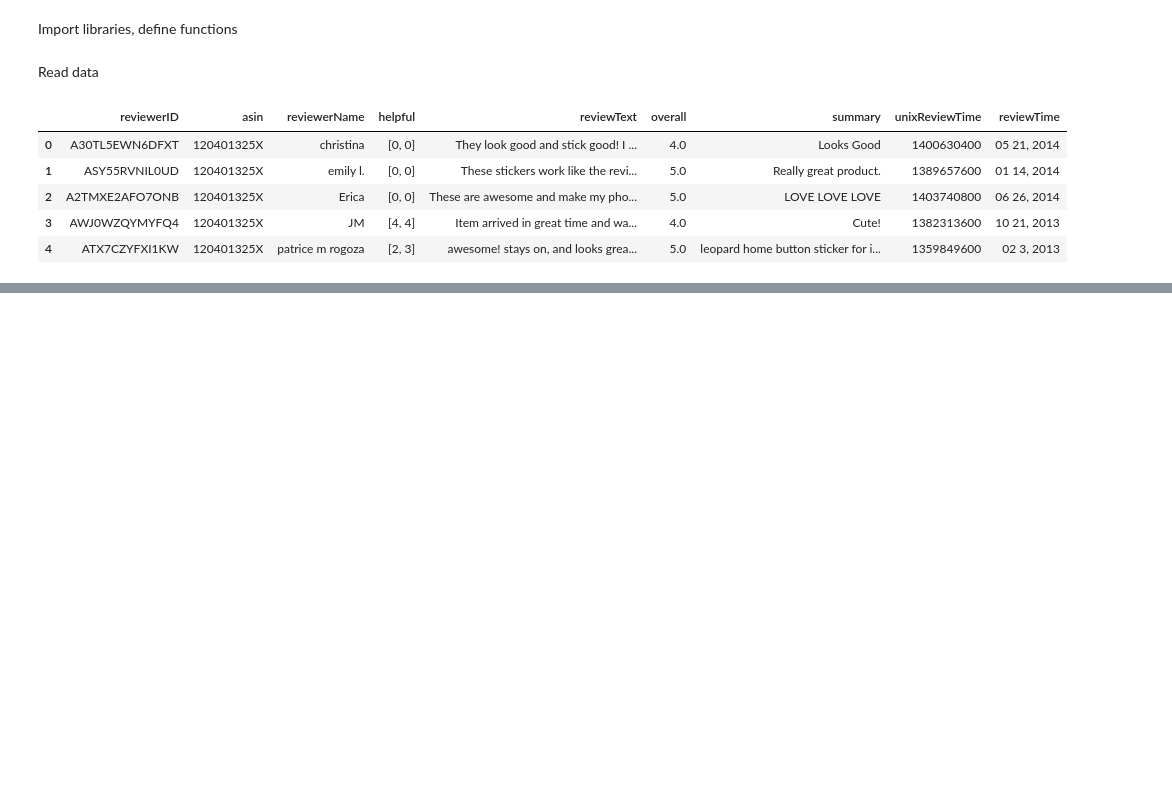
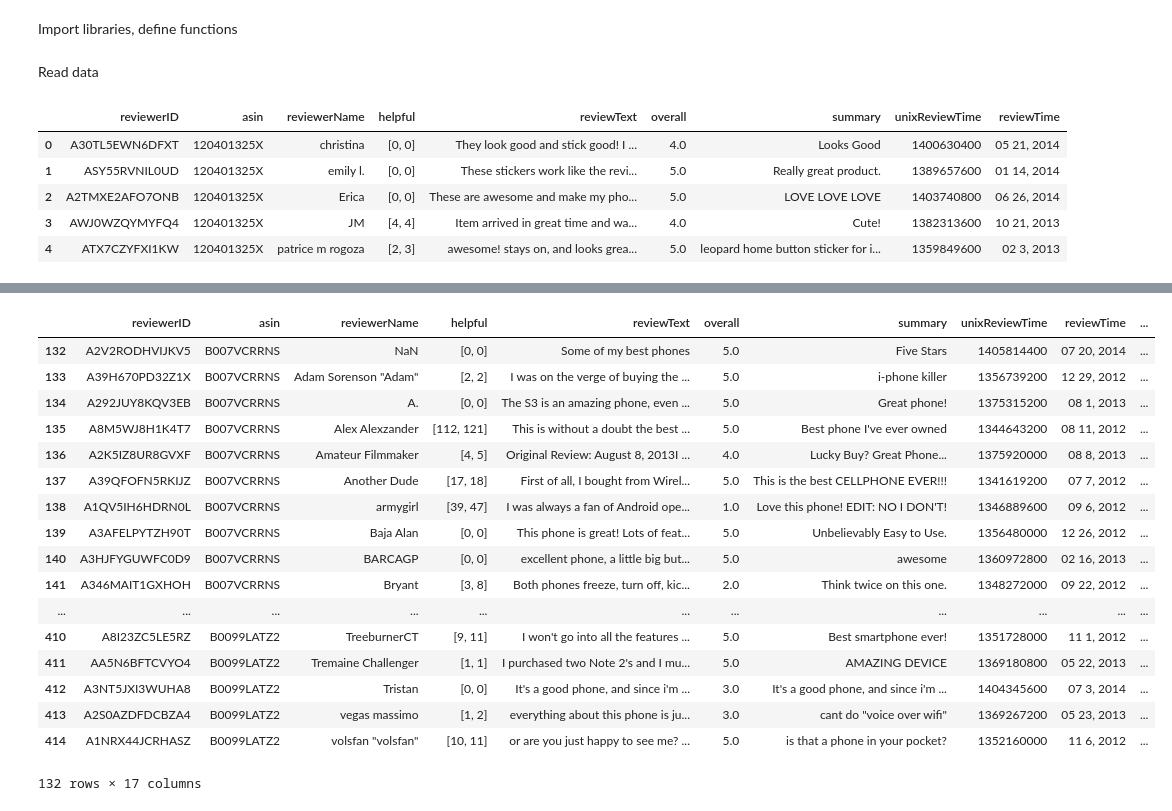
Before and after one commit to birupakhya/Topic-Modeling-of-Amazon-Reviews, a Jupyter notebook: Topic_Modeling_New.ipynb, the cells around one changed output, grey strips where cells are left out. Drawn from its saved outputs; the diff is of its cells as text; code cells hidden in the pictures; blank space fills up the shorter version.

Commit message:
merged metadata dataframe with reviews

```diff
--- a/Topic_Modeling_New.ipynb
+++ b/Topic_Modeling_New.ipynb
@@ -98,0 +81,2 @@ cat[:10]
+# %%
+cellphone_asins = asin_extractor('Cell Phones','Samsung')
@@ -98,0 +87,2 @@ cat[:10]
+# %%
+df_metadata_Samsung = df_metadata[df_metadata['asin'].isin(cellphone_asins)]
@@ -98,0 +102,2 @@ cat[:10]
+# %%
+df_merged = pd.merge(df_reviews, df_metadata_Samsung, how='inner', on='asin' )
@@ -98,0 +113,2 @@ cat[:10]
+# %%
+d = df_merged.groupby('asin')
@@ -98,0 +135,21 @@ cat[:10]
+# %%
+d.filter(lambda x:len(x) > 50)
+# %% [output]
+|  | reviewerID | asin | reviewerName | helpful | reviewText | overall | summary | unixReviewTime | reviewTime | ... |
+| 132 | A2V2RODHVIJKV5 | B007VCRRNS | NaN | [0, 0] | Some of my best phones | 5.0 | Five Stars | 1405814400 | 07 20, 2014 | ... |
+| 133 | A39H670PD32Z1X | B007VCRRNS | Adam Sorenson "Adam" | [2, 2] | I was on the verge of buying the ... | 5.0 | i-phone killer | 1356739200 | 12 29, 2012 | ... |
+| 134 | A292JUY8KQV3EB | B007VCRRNS | A. | [0, 0] | The S3 is an amazing phone, even ... | 5.0 | Great phone! | 1375315200 | 08 1, 2013 | ... |
+| 135 | A8M5WJ8H1K4T7 | B007VCRRNS | Alex Alexzander | [112, 121] | This is without a doubt the best ... | 5.0 | Best phone I've ever owned | 1344643200 | 08 11, 2012 | ... |
+| 136 | A2K5IZ8UR8GVXF | B007VCRRNS | Amateur Filmmaker | [4, 5] | Original Review: August 8, 2013I ... | 4.0 | Lucky Buy? Great Phone... | 1375920000 | 08 8, 2013 | ... |
+| 137 | A39QFOFN5RKIJZ | B007VCRRNS | Another Dude | [17, 18] | First of all, I bought from Wirel... | 5.0 | This is the best CELLPHONE EVER!!! | 1341619200 | 07 7, 2012 | ... |
+| 138 | A1QV5IH6HDRN0L | B007VCRRNS | armygirl | [39, 47] | I was always a fan of Android ope... | 1.0 | Love this phone! EDIT: NO I DON'T! | 1346889600 | 09 6, 2012 | ... |
+| 139 | A3AFELPYTZH90T | B007VCRRNS | Baja Alan | [0, 0] | This phone is great! Lots of feat... | 5.0 | Unbelievably Easy to Use. | 1356480000 | 12 26, 2012 | ... |
+| 140 | A3HJFYGUWFC0D9 | B007VCRRNS | BARCAGP | [0, 0] | excellent phone, a little big but... | 5.0 | awesome | 1360972800 | 02 16, 2013 | ... |
+| 141 | A346MAIT1GXHOH | B007VCRRNS | Bryant | [3, 8] | Both phones freeze, turn off, kic... | 2.0 | Think twice on this one. | 1348272000 | 09 22, 2012 | ... |
+| ... | ... | ... | ... | ... | ... | ... | ... | ... | ... | ... |
+| 410 | A8I23ZC5LE5RZ | B0099LATZ2 | TreeburnerCT | [9, 11] | I won't go into all the features ... | 5.0 | Best smartphone ever! | 1351728000 | 11 1, 2012 | ... |
+| 411 | AA5N6BFTCVYO4 | B0099LATZ2 | Tremaine Challenger | [1, 1] | I purchased two Note 2's and I mu... | 5.0 | AMAZING DEVICE | 1369180800 | 05 22, 2013 | ... |
+| 412 | A3NT5JXI3WUHA8 | B0099LATZ2 | Tristan | [0, 0] | It's a good phone, and since i'm ... | 3.0 | It's a good phone, and since i'm ... | 1404345600 | 07 3, 2014 | ... |
+| 413 | A2S0AZDFDCBZA4 | B0099LATZ2 | vegas massimo | [1, 2] | everything about this phone is ju... | 3.0 | cant do "voice over wifi" | 1369267200 | 05 23, 2013 | ... |
+| 414 | A1NRX44JCRHASZ | B0099LATZ2 | volsfan "volsfan" | [10, 11] | or are you just happy to see me? ... | 5.0 | is that a phone in your pocket? | 1352160000 | 11 6, 2012 | ... |
+132 rows × 17 columns
```
Also changed, not shown: parts of 12 cells of this notebook.
